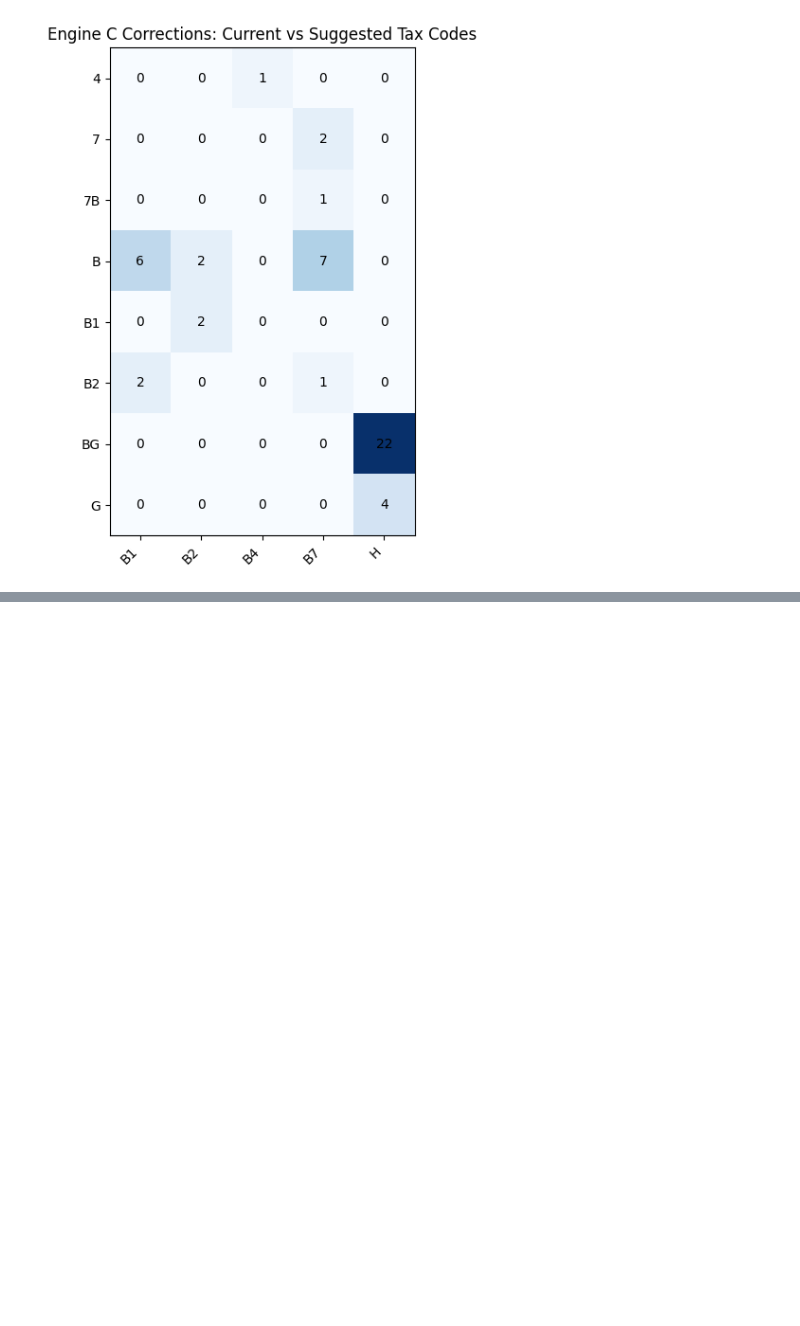
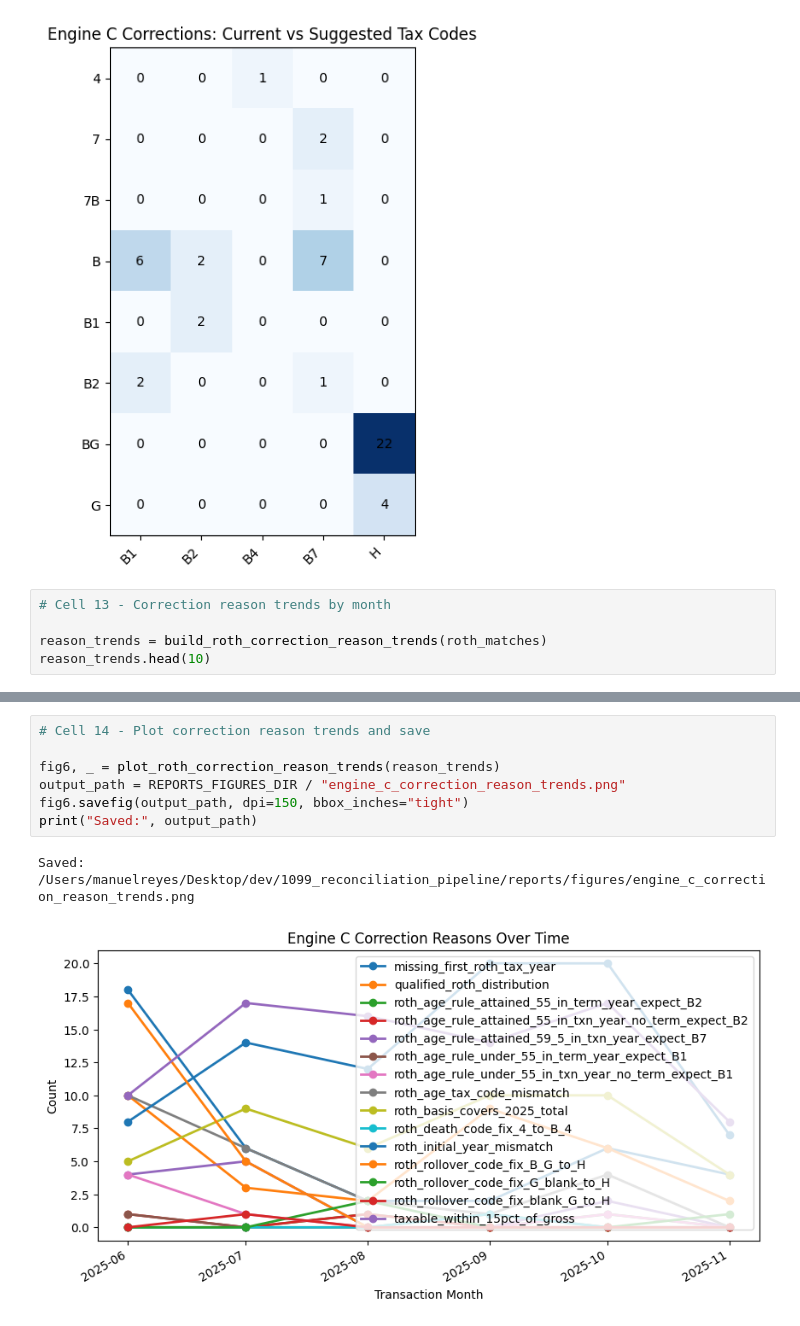
Before and after one commit to manuel-reyes-ml/1099_reconciliation_pipeline, a Jupyter notebook: notebooks/09_roth_taxable_visualization.ipynb, the cells around one changed output, grey strips where cells are left out. Drawn from its saved outputs; the diff is of its cells as text; blank space fills up the shorter version.

Commit message:
Update Engine A/C visualization notebooks with correction_reason trends

```diff
--- a/notebooks/09_roth_taxable_visualization.ipynb
+++ b/notebooks/09_roth_taxable_visualization.ipynb
@@ -209,3 +211,8 @@ print("Saved:", output_path)
 # %% [output]
 Saved: /Users/manuelreyes/Desktop/dev/1099_reconciliation_pipeline/reports/figures/engine_c_tax_code_crosstab.png
 [figure]
+# %%
+# Cell 13 - Correction reason trends by month
+
+reason_trends = build_roth_correction_reason_trends(roth_matches)
+reason_trends.head(10)
@@ -211,0 +231,10 @@ Saved: /Users/manuelreyes/Desktop/dev/1099_reconciliation_pipeline/reports/figur
+# %%
+# Cell 14 - Plot correction reason trends and save
+
+fig6, _ = plot_roth_correction_reason_trends(reason_trends)
+output_path = REPORTS_FIGURES_DIR / "engine_c_correction_reason_trends.png"
+fig6.savefig(output_path, dpi=150, bbox_inches="tight")
+print("Saved:", output_path)
+# %% [output]
+Saved: /Users/manuelreyes/Desktop/dev/1099_reconciliation_pipeline/reports/figures/engine_c_correction_reason_trends.png
+[figure, added]
```
Also changed, not shown: parts of 2 cells of this notebook, 1 other file.
